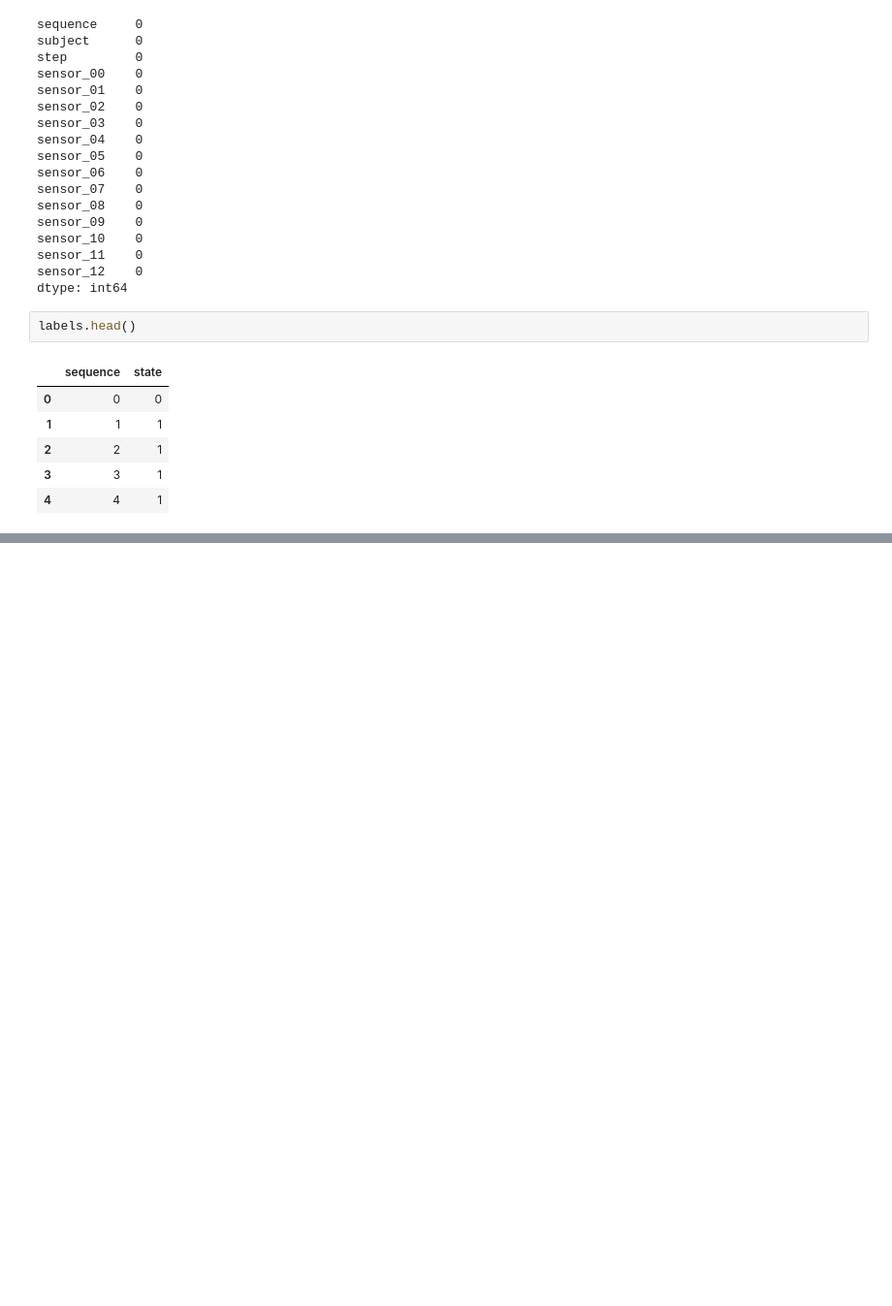
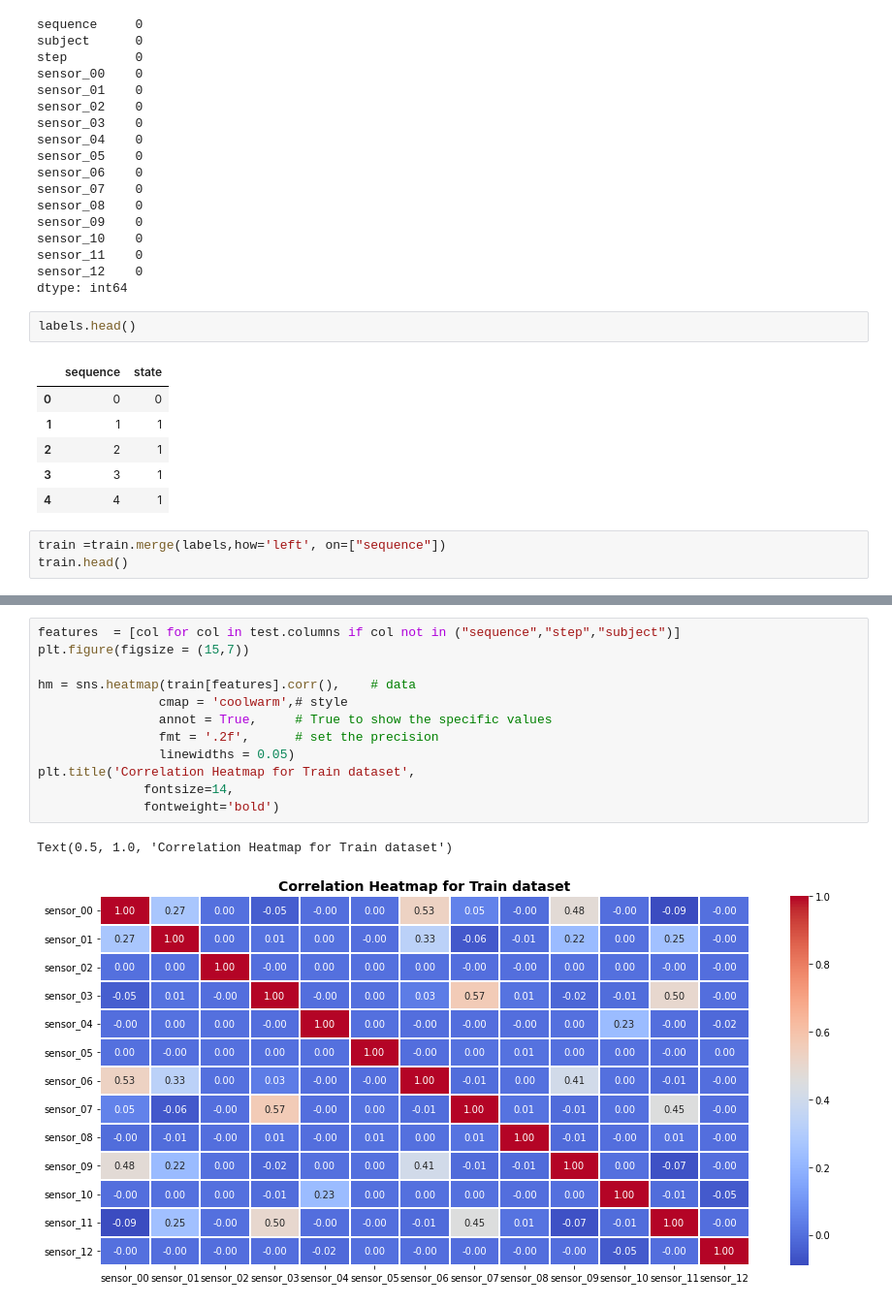
Before and after one commit to RaphaelZH/Kaggle_Competition_Practice_Notebooks_EN, a Jupyter notebook: tabular-playground-series-apr-2022.ipynb, the cells around one changed output, grey strips where cells are left out. Shown at 97% size. Cells and saved outputs as stored; diff of their text form; blank space fills up the shorter version.

```diff
--- a/tabular-playground-series-apr-2022.ipynb
+++ b/tabular-playground-series-apr-2022.ipynb
@@ -133,3 +133,6 @@ labels.head()
 | 2 | 2 | 1 |
 | 3 | 3 | 1 |
 | 4 | 4 | 1 |
+# %%
+train =train.merge(labels,how='left', on=["sequence"])
+train.head()
@@ -135,0 +146,15 @@ labels.head()
+# %%
+features  = [col for col in test.columns if col not in ("sequence","step","subject")]
+plt.figure(figsize = (15,7))
+
+hm = sns.heatmap(train[features].corr(),    # data
+                cmap = 'coolwarm',# style
+                annot = True,     # True to show the specific values
+                fmt = '.2f',      # set the precision
+                linewidths = 0.05)
+plt.title('Correlation Heatmap for Train dataset',
+              fontsize=14,
+              fontweight='bold')
+# %% [output]
+Text(0.5, 1.0, 'Correlation Heatmap for Train dataset')
+[figure, added]
```
Also changed, not shown: parts of 2 cells of this notebook.
